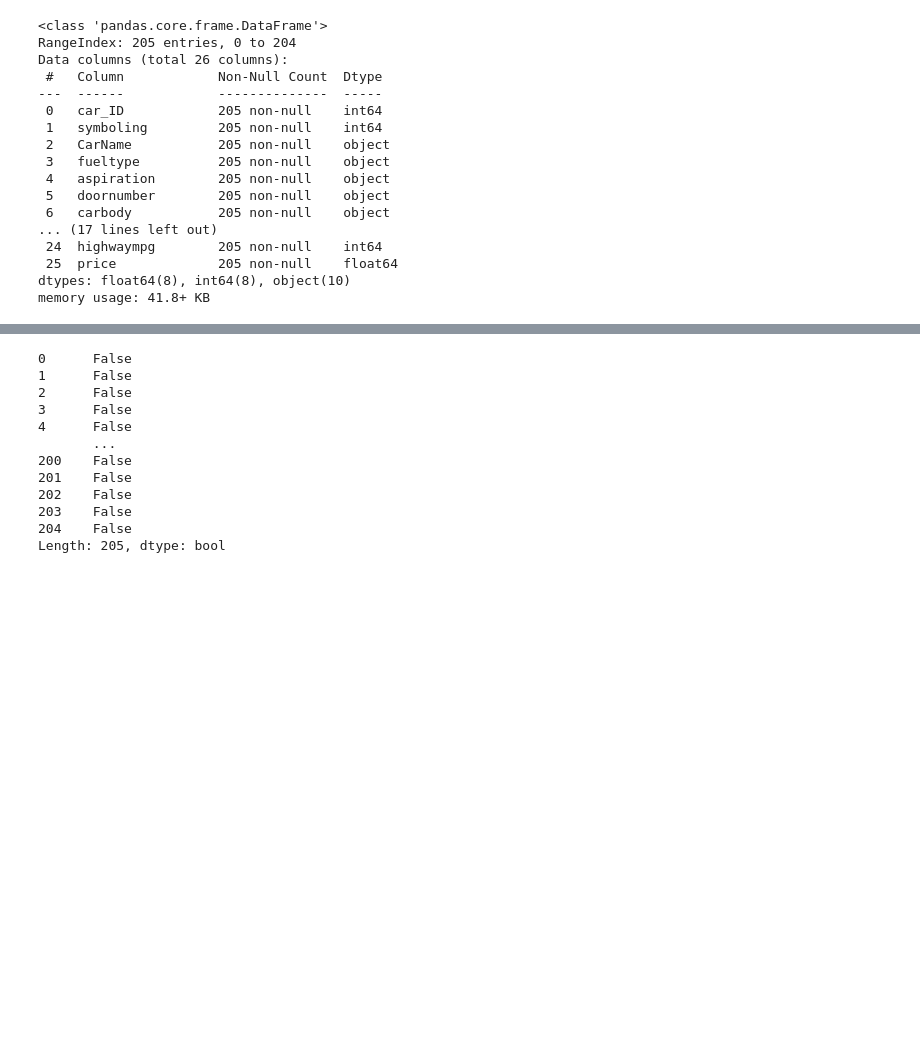
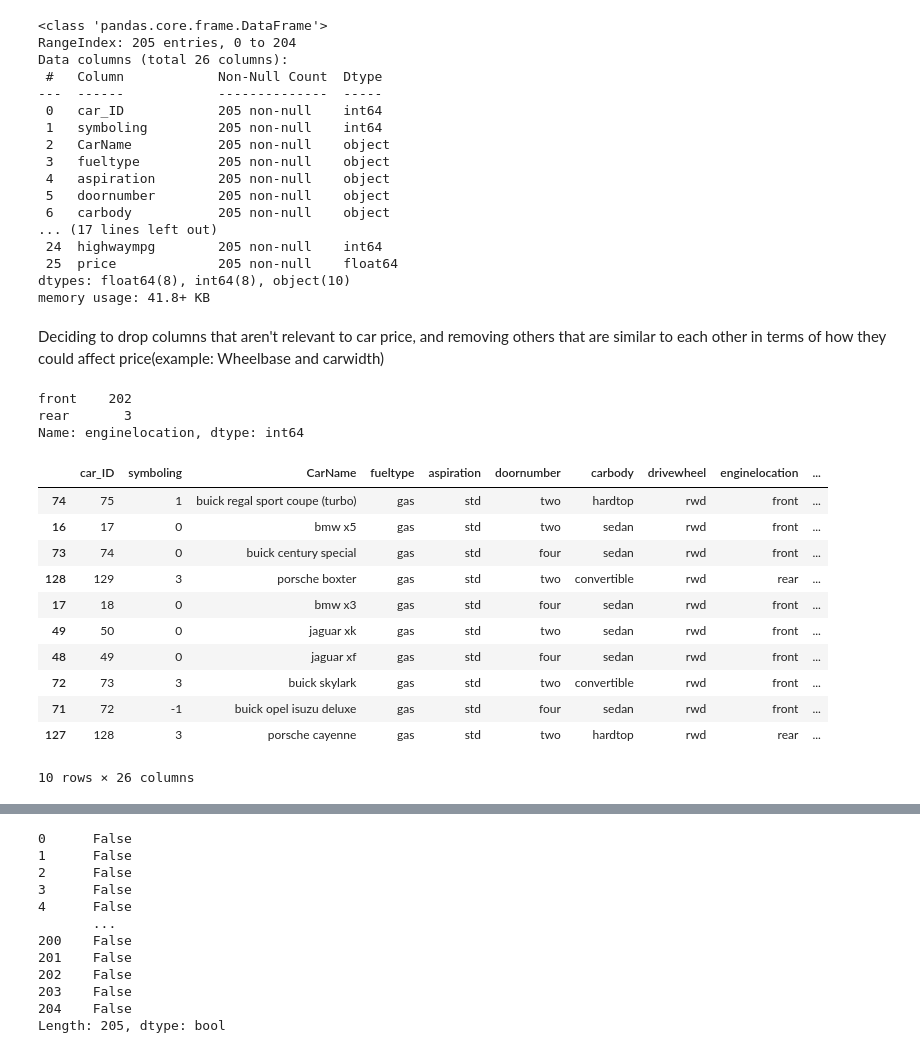
Before and after one commit to conormcdevitt/Hackathon1, a Jupyter notebook: jupyter_notebooks/Notebook_Template.ipynb, the cells around one changed output, grey strips where cells are left out. Cells and saved outputs as stored; diff of their text form; code cells hidden in the pictures; blank space fills up the shorter version.

```diff
--- a/jupyter_notebooks/Notebook_Template.ipynb
+++ b/jupyter_notebooks/Notebook_Template.ipynb
@@ -114,3 +114,28 @@ Data columns (total 26 columns):
  25  price             205 non-null    float64
 dtypes: float64(8), int64(8), object(10)
 memory usage: 41.8+ KB
+# %% [markdown]
+Deciding to drop columns that aren't relevant to car price, and removing others that are similar to each other in terms of how they could affect price(example: Wheelbase and carwidth)
+# %%
+enginelocation_amount = data['enginelocation'].value_counts()
+enginelocation_amount
+# %% [output]
+front    202
+rear       3
+Name: enginelocation, dtype: int64
+# %%
+sort_by_price = data.sort_values(by=['price'], ascending=False)
+sort_by_price.head(10)
+# %% [output]
+|  | car_ID | symboling | CarName | fueltype | aspiration | doornumber | carbody | drivewheel | enginelocation | ... |
+| 74 | 75 | 1 | buick regal sport coupe (turbo) | gas | std | two | hardtop | rwd | front | ... |
+| 16 | 17 | 0 | bmw x5 | gas | std | two | sedan | rwd | front | ... |
+| 73 | 74 | 0 | buick century special | gas | std | four | sedan | rwd | front | ... |
+| 128 | 129 | 3 | porsche boxter | gas | std | two | convertible | rwd | rear | ... |
+| 17 | 18 | 0 | bmw x3 | gas | std | four | sedan | rwd | front | ... |
+| 49 | 50 | 0 | jaguar xk | gas | std | two | sedan | rwd | front | ... |
+| 48 | 49 | 0 | jaguar xf | gas | std | four | sedan | rwd | front | ... |
+| 72 | 73 | 3 | buick skylark | gas | std | two | convertible | rwd | front | ... |
+| 71 | 72 | -1 | buick opel isuzu deluxe | gas | std | four | sedan | rwd | front | ... |
+| 127 | 128 | 3 | porsche cayenne | gas | std | two | hardtop | rwd | rear | ... |
+10 rows × 26 columns
```
Also changed, not shown: parts of 3 cells of this notebook.
